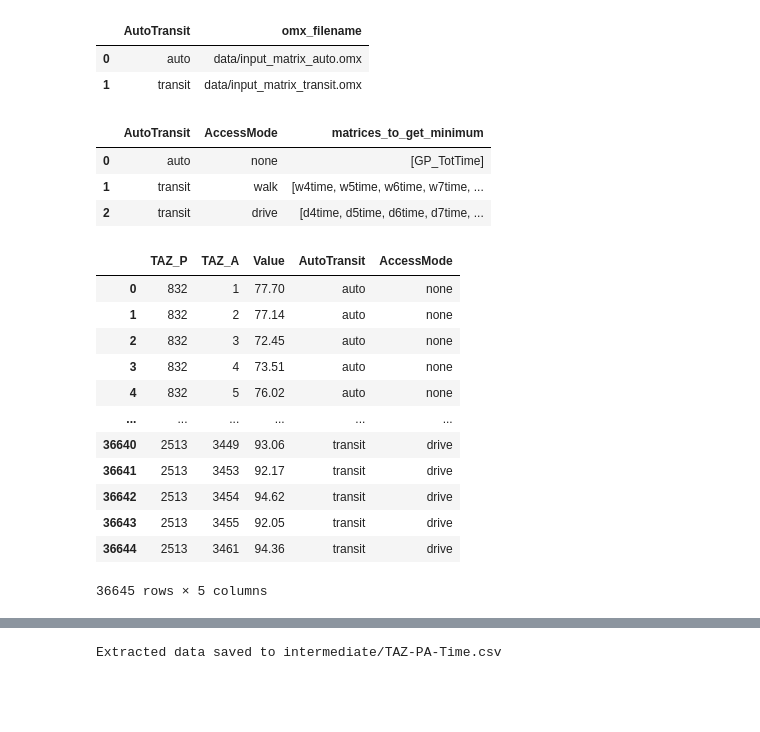
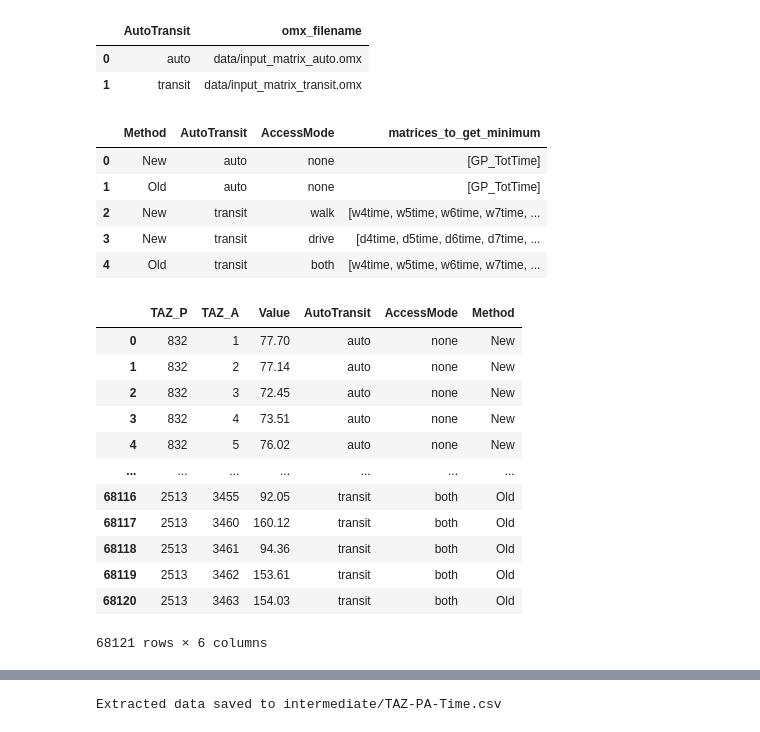
Before and after one commit to WFRCAnalytics/ATO-TDM-Plot-Travelsheds, a Jupyter notebook: 02-Create-Travelsheds-for-Select-TAZ.ipynb, the cells around one changed output, grey strips where cells are left out. Drawn from its saved outputs; the diff is of its cells as text; code cells hidden in the pictures; blank space fills up the shorter version.

Commit message:
Correct old transit methodology to be for both walk and drive access

```diff
--- a/02-Create-Travelsheds-for-Select-TAZ.ipynb
+++ b/02-Create-Travelsheds-for-Select-TAZ.ipynb
@@ -31,19 +31,23 @@ omx_files_df = pd.DataFrame([
 display(omx_files_df)
 
 matrices_for_extraction_df = pd.DataFrame([
-    ['auto','none',['GP_TotTime']],#,'MG_TotTime']],
-    ['transit','walk',['w4time','w5time','w6time','w7time','w8time','w9time']],
-    ['transit','drive',['d4time','d5time','d6time','d7time','d8time','d9time']],
-], columns=['AutoTransit','AccessMode','matrices_to_get_minimum'])
+    ['New','auto','none',['GP_TotTime']],#,'MG_TotTime']],
+    ['Old','auto','none',['GP_TotTime']],#,'MG_TotTime']],
+    ['New','transit','walk',['w4time','w5time','w6time','w7time','w8time','w9time']],
+    ['New','transit','drive',['d4time','d5time','d6time','d7time','d8time','d9time']],
+    ['Old','transit','both',['w4time','w5time','w6time','w7time','w8time','w9time','d4time','d5time','d6time','d7time','d8time','d9time']],
+], columns=['Method','AutoTransit','AccessMode','matrices_to_get_minimum'])
 display(matrices_for_extraction_df)
 # %% [output]
 |  | AutoTransit | omx_filename |
 | 0 | auto | data/input_matrix_auto.omx |
 | 1 | transit | data/input_matrix_transit.omx |
-|  | AutoTransit | AccessMode | matrices_to_get_minimum |
-| 0 | auto | none | [GP_TotTime] |
-| 1 | transit | walk | [w4time, w5time, w6time, w7time, ... |
-| 2 | transit | drive | [d4time, d5time, d6time, d7time, ... |
+|  | Method | AutoTransit | AccessMode | matrices_to_get_minimum |
+| 0 | New | auto | none | [GP_TotTime] |
+| 1 | Old | auto | none | [GP_TotTime] |
+| 2 | New | transit | walk | [w4time, w5time, w6time, w7time, ... |
+| 3 | New | transit | drive | [d4time, d5time, d6time, d7time, ... |
+| 4 | Old | transit | both | [w4time, w5time, w6time, w7time, ... |
 # %%
 # Convert TAZ rows to zero-based index
 matrix_rows_to_extract = [i - 1 for i in taz_rows_to_extract]
@@ -58,45 +62,46 @@ for _, row_files in omx_files_df.iterrows():
     # Open OMX file
     with omx.open_file(row_files['omx_filename'], 'r') as omx_data:
 
         # Filter matrices for the current AutoTransit mode
         matrices_for_extraction_filtered_df = matrices_for_extraction_df[
             matrices_for_extraction_df['AutoTransit'] == auto_transit
         ]
 
         # Loop over each AutoTransit & AccessMode combination
         for _, row in matrices_for_extraction_filtered_df.iterrows():
+            method = row["Method"]
             access_mode = row["AccessMode"]
             matrices_to_extract = row["matrices_to_get_minimum"]
 
             # Extract and compute the minimum values across matrices for each I-J pair
             for i in matrix_rows_to_extract:
                 for j in range(omx_data[matrices_to_extract[0]].shape[1]):  # Iterate over all columns (J values)
 
                     # Extract values across all matrices at (i, j), filtering out 0 values
                     matrix_values = [omx_data[matrix][i, j] for matrix in matrices_to_extract]
                     non_zero_values = [val for val in matrix_values if val > 0]  # Filter out 0s
 
                     # Get the minimum value across non-zero matrices (if any remain)
                     min_value = min(non_zero_values) if non_zero_values else None
 
                     # Append extracted data only if there's a valid minimum
                     if min_value is not None:
-                        extracted_data.append([i + 1, j + 1, min_value, auto_transit, access_mode])
+                        extracted_data.append([i + 1, j + 1, min_value, auto_transit, access_mode, method])
 
 # Convert to DataFrame
-extracted_data_df = pd.DataFrame(extracted_data, columns=['TAZ_P', 'TAZ_A', 'Value', 'AutoTransit', 'AccessMode'])
+extracted_data_df = pd.DataFrame(extracted_data, columns=['TAZ_P', 'TAZ_A', 'Value', 'AutoTransit', 'AccessMode', 'Method'])
 display(extracted_data_df)
 # %% [output]
-|  | TAZ_P | TAZ_A | Value | AutoTransit | AccessMode |
-| 0 | 832 | 1 | 77.70 | auto | none |
-| 1 | 832 | 2 | 77.14 | auto | none |
-| 2 | 832 | 3 | 72.45 | auto | none |
-| 3 | 832 | 4 | 73.51 | auto | none |
-| 4 | 832 | 5 | 76.02 | auto | none |
-| ... | ... | ... | ... | ... | ... |
-| 36640 | 2513 | 3449 | 93.06 | transit | drive |
-| 36641 | 2513 | 3453 | 92.17 | transit | drive |
-| 36642 | 2513 | 3454 | 94.62 | transit | drive |
-| 36643 | 2513 | 3455 | 92.05 | transit | drive |
-| 36644 | 2513 | 3461 | 94.36 | transit | drive |
+|  | TAZ_P | TAZ_A | Value | AutoTransit | AccessMode | Method |
+| 0 | 832 | 1 | 77.70 | auto | none | New |
+| 1 | 832 | 2 | 77.14 | auto | none | New |
+| 2 | 832 | 3 | 72.45 | auto | none | New |
+| 3 | 832 | 4 | 73.51 | auto | none | New |
+| 4 | 832 | 5 | 76.02 | auto | none | New |
+| ... | ... | ... | ... | ... | ... | ... |
+| 68116 | 2513 | 3455 | 92.05 | transit | both | Old |
+| 68117 | 2513 | 3460 | 160.12 | transit | both | Old |
+| 68118 | 2513 | 3461 | 94.36 | transit | both | Old |
+| 68119 | 2513 | 3462 | 153.61 | transit | both | Old |
+| 68120 | 2513 | 3463 | 154.03 | transit | both | Old |
-36645 rows × 5 columns
+68121 rows × 6 columns
```
Also changed, not shown: parts of 4 cells of this notebook, 45 other files.
